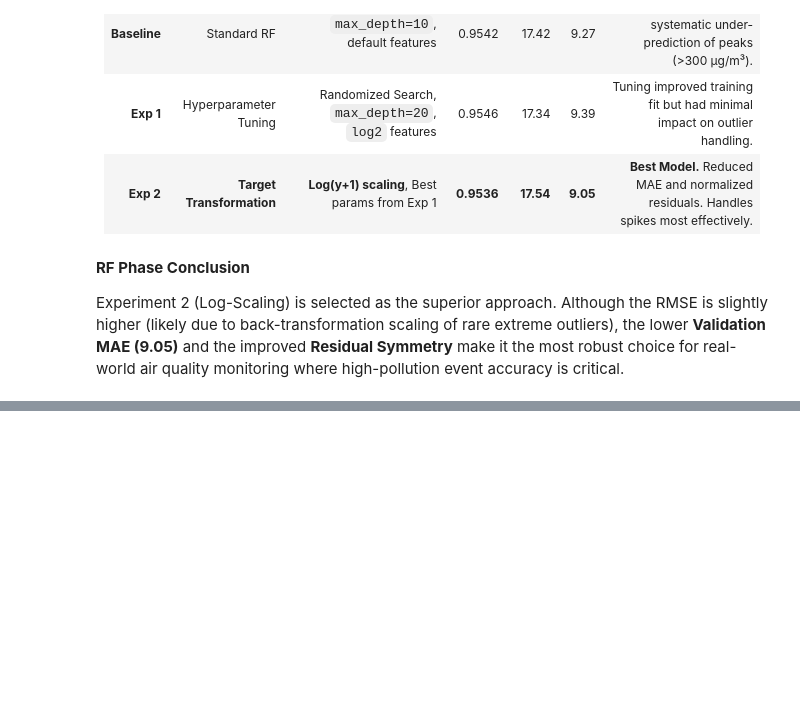
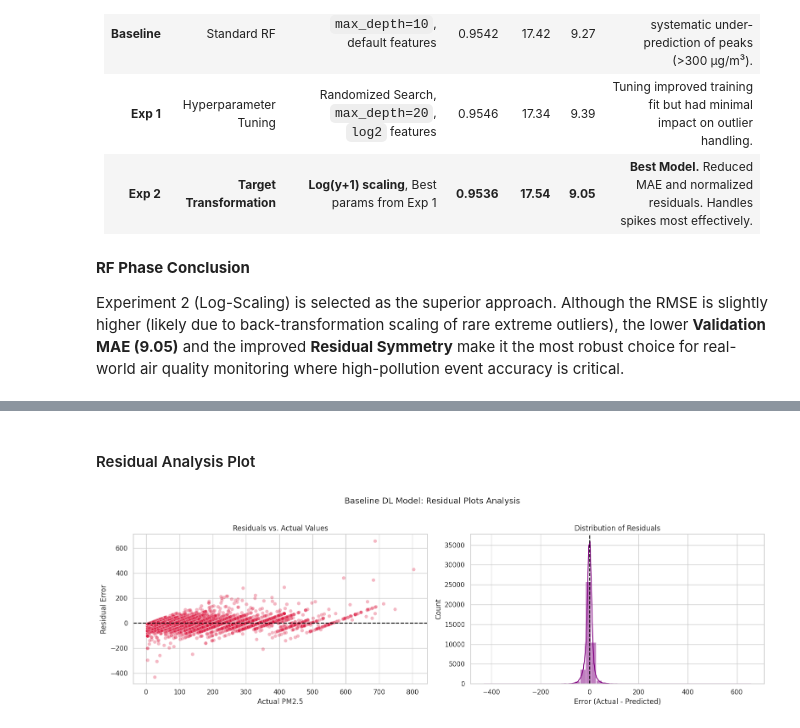
Before and after one commit to hd77alu/formative1_timeseries_air-quality, a Jupyter notebook: Group_5_Formative_1_TimeSeries.ipynb, the cells around one changed output, grey strips where cells are left out. Cells and saved outputs as stored; diff of their text form; code cells hidden in the pictures; blank space fills up the shorter version.

```diff
--- a/Group_5_Formative_1_TimeSeries.ipynb
+++ b/Group_5_Formative_1_TimeSeries.ipynb
@@ -960,0 +1201,7 @@ Experiment 2 (Log-Scaling) is selected as the superior approach. Although the RM
+# %% [markdown]
+#### Residual Analysis Plot
+# %%
+# Generating the error distribution and scatter residuals.
+plot_dl_residuals(y_val_numeric, y_pred_base, "Baseline DL Model")
+# %% [output]
+[figure, added]
```
Also changed, not shown: parts of 39 cells of this notebook.
